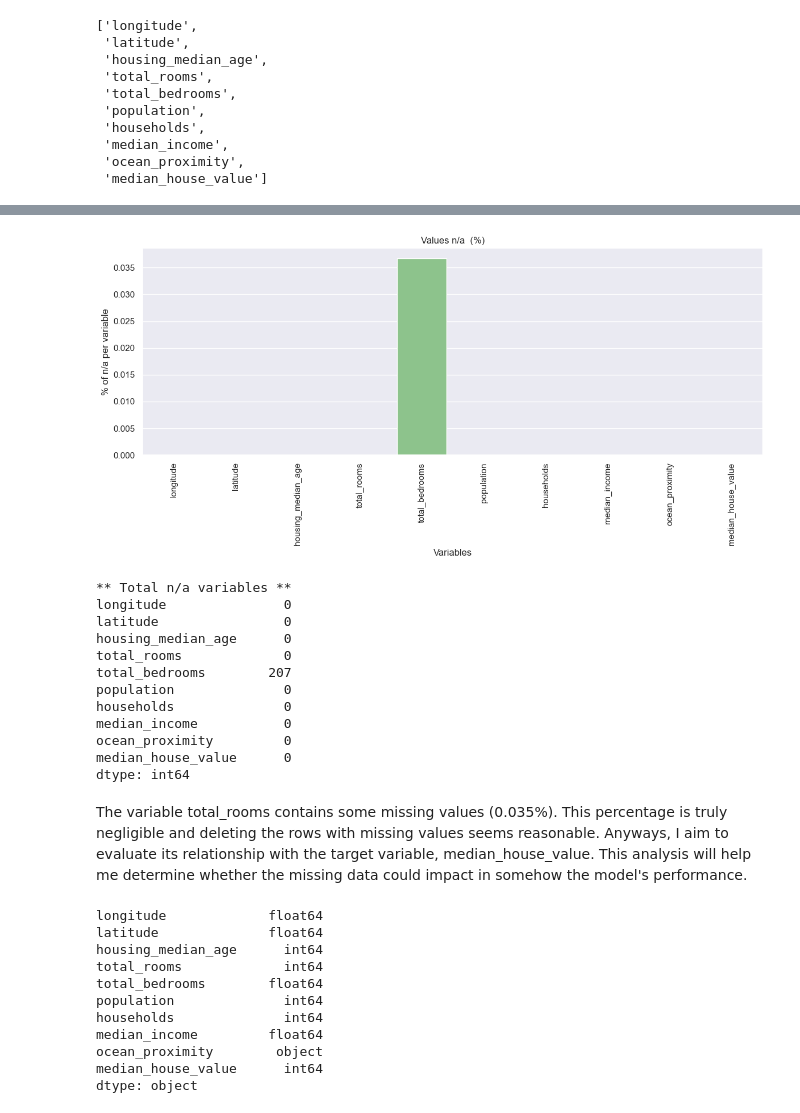
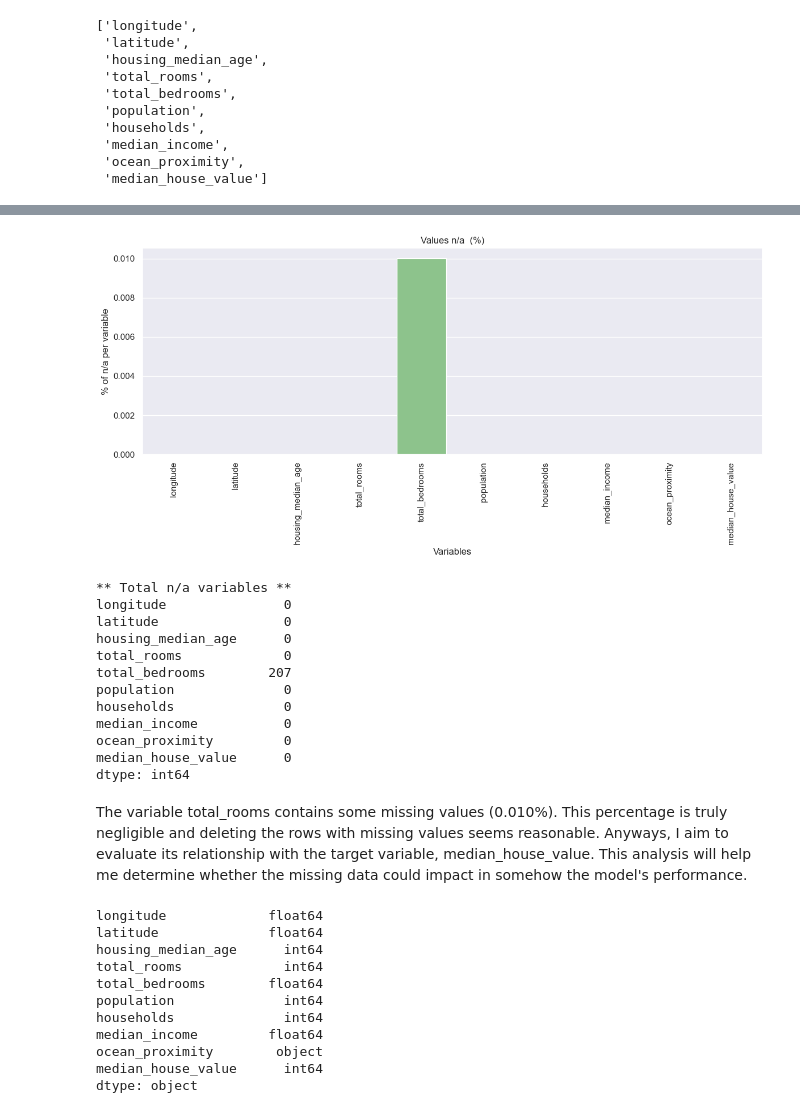
Before and after one commit to amezdata/California-Housing-Prices, a Jupyter notebook: main.ipynb, the cells around one changed output, grey strips where cells are left out. Saved outputs shown, nothing was run; the diff lists cells and outputs as text; code cells hidden in the pictures.

```diff
--- a/main.ipynb
+++ b/main.ipynb
@@ -112,25 +112,25 @@ basic_st
 # %%
 # Nulls and n/a
 n_a = house_data.isna().sum()
 
 # Seaborn style
 sns.set(style="darkgrid")
 
 # Barplot representing the n/a values (%)
 plt.figure(figsize=(12, 6))
-sns.barplot(x=n_a.index, y=n_a/5630, palette="Greens")
+sns.barplot(x=n_a.index, y=n_a/len(house_data), palette="Greens")
 plt.title('Values n/a  (%)')
 plt.xlabel('Variables')
 plt.ylabel('% of n/a per variable')
 plt.xticks(rotation=90)
 plt.tight_layout()
 plt.show()
 
 # Numeric values
 print("** Total n/a variables **")
 print(n_a)
 # %% [output]
-[figure, old version]
+[figure, new version]
 ** Total n/a variables **
 longitude               0
 latitude                0
@@ -144,7 +144,7 @@ ocean_proximity         0
 median_house_value      0
 dtype: int64
 # %% [markdown]
-The variable total_rooms contains some missing values (0.035%). This percentage is truly negligible and deleting the rows with missing values seems reasonable.  Anyways, I aim to evaluate its relationship with the target variable, median_house_value. This analysis will help me determine whether the missing data could impact in somehow the model's performance.
+The variable total_rooms contains some missing values (0.010%). This percentage is truly negligible and deleting the rows with missing values seems reasonable.  Anyways, I aim to evaluate its relationship with the target variable, median_house_value. This analysis will help me determine whether the missing data could impact in somehow the model's performance.
 # %%
 # Data types
 house_data.dtypes
```
Also changed, not shown: parts of 1 cell of this notebook.
